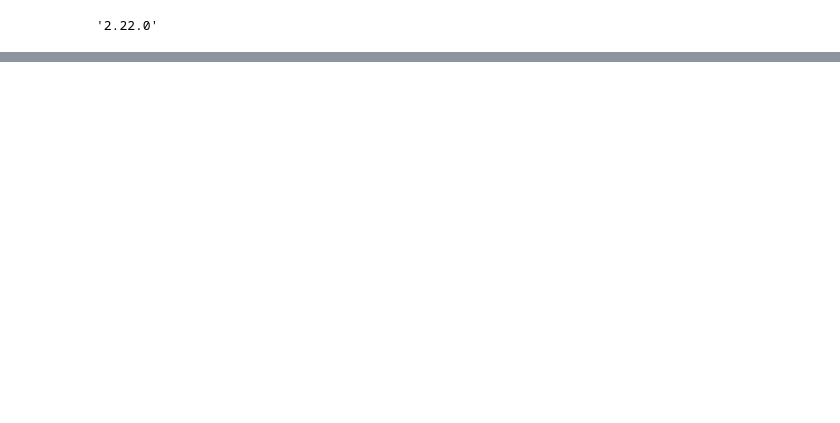
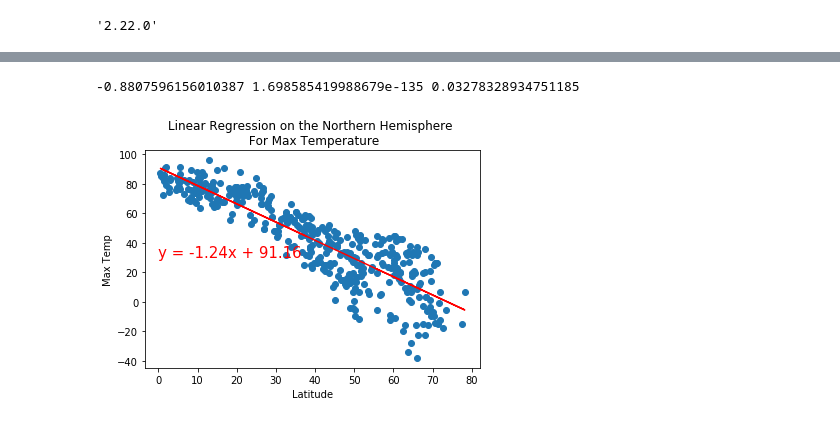
Before and after one commit to amuthusa/World_Weather_Analysis, a Jupyter notebook: WeatherPy.ipynb, the cells around one changed output, grey strips where cells are left out. Drawn from its saved outputs; the diff is of its cells as text; code cells hidden in the pictures; blank space fills up the shorter version.

Commit message:
added scattr chart to find the correlation to Lattiude

```diff
--- a/WeatherPy.ipynb
+++ b/WeatherPy.ipynb
@@ -306,0 +308,35 @@ plt.show()
+# %%
+#function to create linear regression on the weather data and plot in the chart
+#with linear regression line and equation
+def plot_linear_regression(x_values, y_values, title, y_label, text_coordinates):
+
+    #calculate the regression for hemisphere data
+    (slope, intercept, r_value, p_value, std_err) = linregress(x_values, y_values)
+
+    print(r_value, p_value, std_err)
+    #find regression line values to plot
+    regress_values = x_values * slope + intercept;
+
+    #create the linear regression formula
+    line_eq = str.format(f"y = {str(round(slope, 2))}x + {str(round(intercept, 2))}")
+
+    #create scatter plot with x and y values
+    plt.scatter(x_values, y_values)
+
+    #plot the linear regression line on the scatter chart
+    plt.plot(x_values, regress_values, "r")
+
+    #add annotation about the formula
+    plt.annotate(line_eq, text_coordinates, fontsize=15, color="red")
+
+    plt.xlabel('Latitude')
+
+    plt.ylabel(y_label)
+
+    plt.title(title)
+
+    plt.show()
+# %%
+#create northern hemisphere as a dataframe, if latitude is greater than 0 is northern hemisphere
+northern_hemisphere_df = city_data_df[(city_data_df["Lat"] >=0)]
+northern_hemisphere_df.head()
@@ -306,0 +361,12 @@ plt.show()
+# %%
+#northern hemisphere get latitudes and max temperatures
+northern_lats = northern_hemisphere_df["Lat"]
+northern_max_temps = northern_hemisphere_df["Max Temp"]
+
+#call the linear regression plotting function
+plot_linear_regression(northern_lats, northern_max_temps,
+                       'Linear Regression on the Northern Hemisphere \n For Max Temperature',
+                       'Max Temp', (0, 30))
+# %% [output]
+-0.8807596156010387 1.698585419988679e-135 0.03278328934751185
+[figure, added]
```
Also changed, not shown: parts of 22 cells of this notebook, 4 other files.
